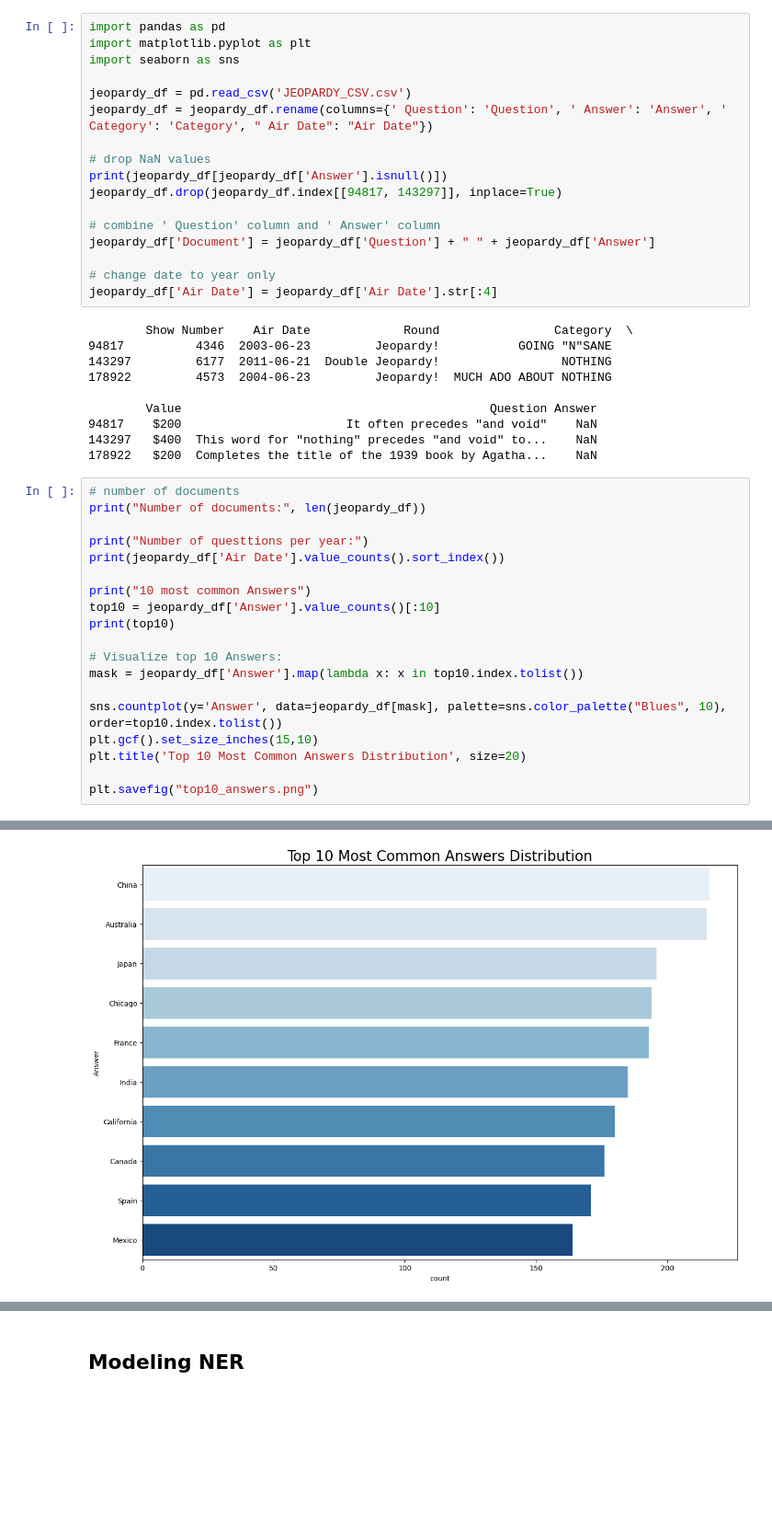
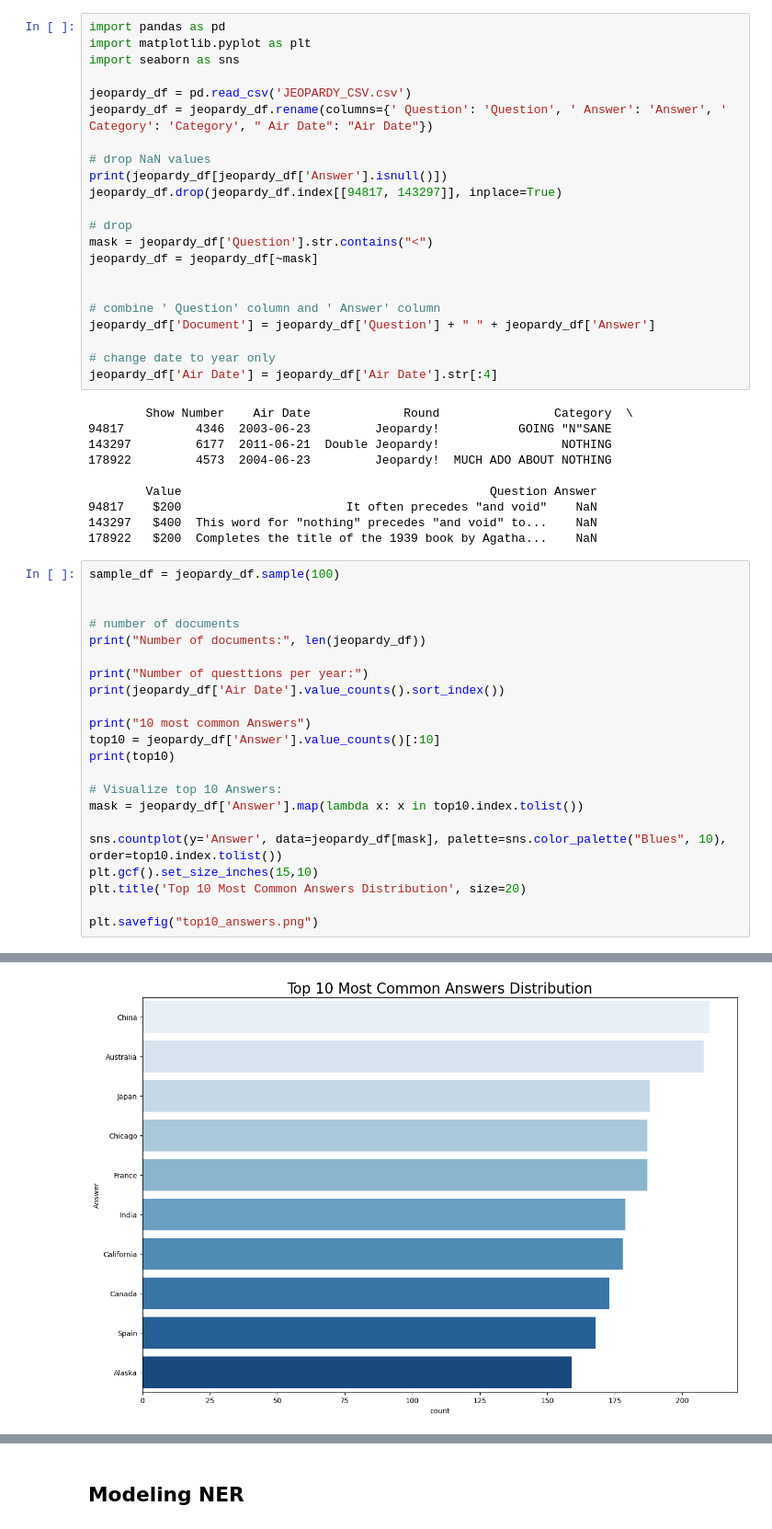
Before and after one commit to meganjchiang/info498bproj, a Jupyter notebook: analysis.ipynb, the cells around one changed output, grey strips where cells are left out. Shown at 92% size. Drawn from its saved outputs; the diff is of its cells as text; blank space fills up the shorter version.

```diff
--- a/analysis.ipynb
+++ b/analysis.ipynb
@@ -12,6 +12,11 @@ jeopardy_df = jeopardy_df.rename(columns={' Question': 'Question', ' Answer': 'A
 print(jeopardy_df[jeopardy_df['Answer'].isnull()])
 jeopardy_df.drop(jeopardy_df.index[[94817, 143297]], inplace=True)
 
+# drop
+mask = jeopardy_df['Question'].str.contains("<")
+jeopardy_df = jeopardy_df[~mask]
+
+
 # combine ' Question' column and ' Answer' column
 jeopardy_df['Document'] = jeopardy_df['Question'] + " " + jeopardy_df['Answer']
 
@@ -28,6 +33,9 @@ jeopardy_df['Air Date'] = jeopardy_df['Air Date'].str[:4]
 143297   $400  This word for "nothing" precedes "and void" to...    NaN
 178922   $200  Completes the title of the 1939 book by Agatha...    NaN
 # %%
+sample_df = jeopardy_df.sample(100)
+
+
 # number of documents
 print("Number of documents:", len(jeopardy_df))
 
@@ -66,8 +74,8 @@ Mexico        164
 Name: count, dtype: int64
 Passing `palette` without assigning `hue` is deprecated and will be removed in v0.14.0. Assign the `y` variable to `hue` and set `legend=False` for the same effect.
 
   sns.countplot(y='Answer', data=jeopardy_df[mask], palette=sns.color_palette("Blues", 10), order=top10.index.tolist())
-[figure, old version]
+[figure, new version]
 # %%
 print("Number of unique categories:", len(jeopardy_df['Category'].unique()))
 
```
Also changed, not shown: parts of 10 cells of this notebook, 8 other files.
